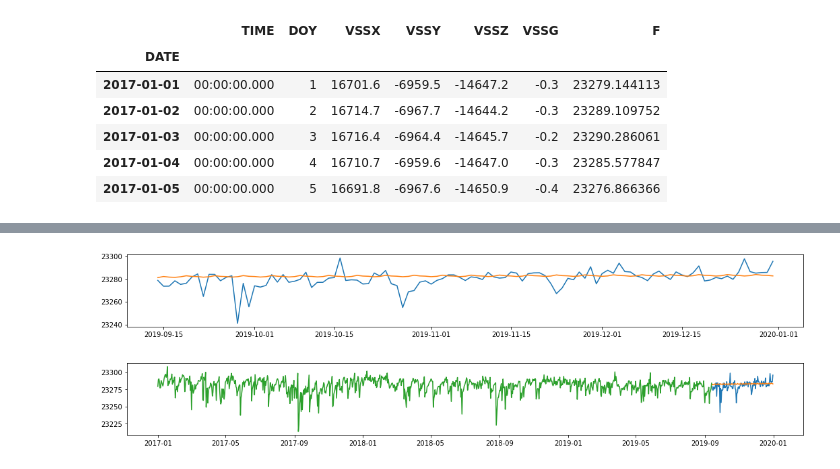
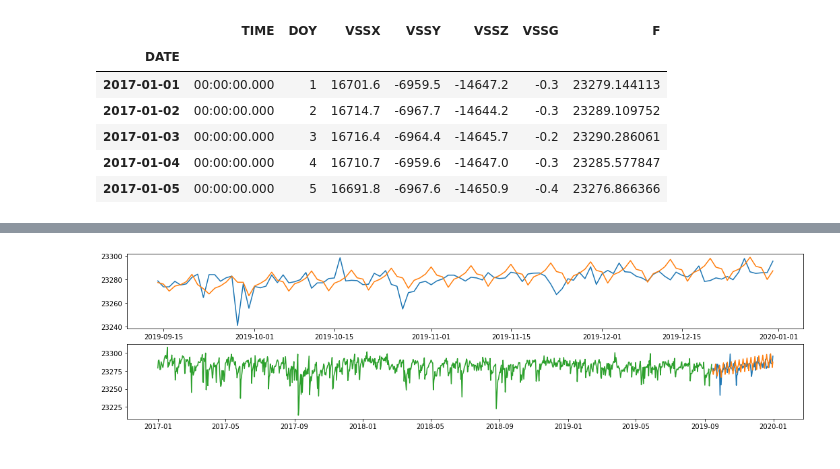
Before and after one commit to gdssouza/VSS_prediction, a Jupyter notebook: predict_SARIMA.ipynb, the cells around one changed output, grey strips where cells are left out. Saved outputs shown, nothing was run; the diff lists cells and outputs as text; code cells hidden in the pictures.

```diff
--- a/predict_SARIMA.ipynb
+++ b/predict_SARIMA.ipynb
@@ -41,8 +43,18 @@ x_train = x[:train_size]
 x_test = x[train_size:]
 y_train = y[:train_size]
 y_test = y[train_size:]
+# %%
+# p ordem do polinômio autorregressivo
+# d é o número de diferenças necessárias para retirar a tendência
+# q é a ordem do polinômio de médias móveis
+pdq = (0,1,0)
+# P é é a ordem do polinômio sazonal autorregressivo
+# D é o número de diferenças de “lag” necessárias  para  retirar  a  sazonalidade  da  série
+# Q é a ordem do polinômio  sazonal  de  médias  móveis
+PDQs = (2,2,1,7)
 # %%
-model = SARIMAX(y_train, order=(1,2,1),seasonal_order=(1,1,1,5)) #apenas um exemplo. ainda não escolhi os melhores parametros
+#construindo modelo
+model = SARIMAX(y_train, order=pdq,seasonal_order=PDQs)
 model_fit = model.fit()
 print(model_fit.summary())
 # %% [output]
@@ -68,23 +81,17 @@ start = len(x_train)
 end = start+len(x_test)-1
 y_predict = model_fit.predict(start=start,end=end,dynamics=True)
 # %%
-plt.figure(figsize=(18,9))
-plt.subplot(4,1,1)
+plt.figure(figsize=(18,9/2))
 
+plt.subplot(2,1,1)
 plt.plot(x_test,y_test)
 plt.plot(x_test,y_predict)
 
+plt.subplot(2,1,2)
+plt.plot(x_test,y_test)
+plt.plot(x_test,y_predict)
+plt.plot(x_train,y_train)
+
 plt.show()
 # %% [output]
-[figure, old version]
+[figure, new version]
-# %%
-plt.figure(figsize=(18,9))
-plt.subplot(4,1,1)
-
-plt.plot(x_test,y_test)
-plt.plot(x_test,y_predict)
-plt.plot(x_train,y_train)
-
-plt.show()
-# %% [output]
-[figure, removed]
```
Also changed, not shown: parts of 8 cells of this notebook.
